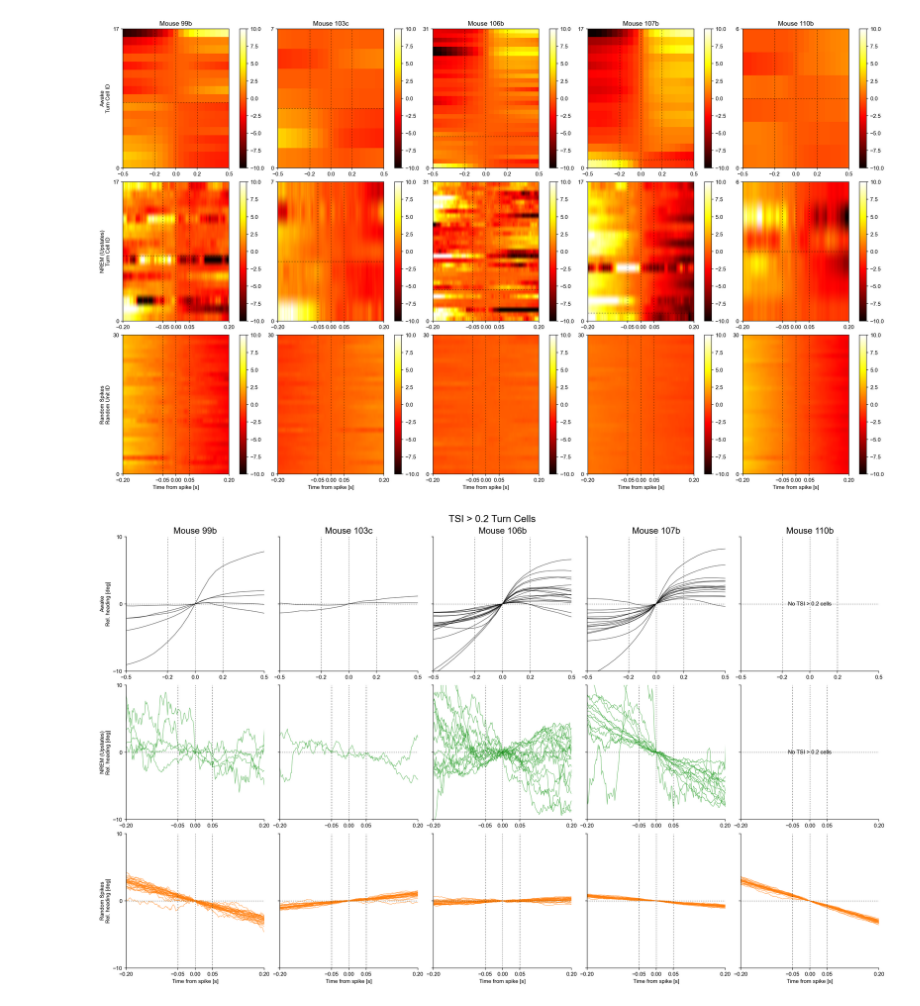
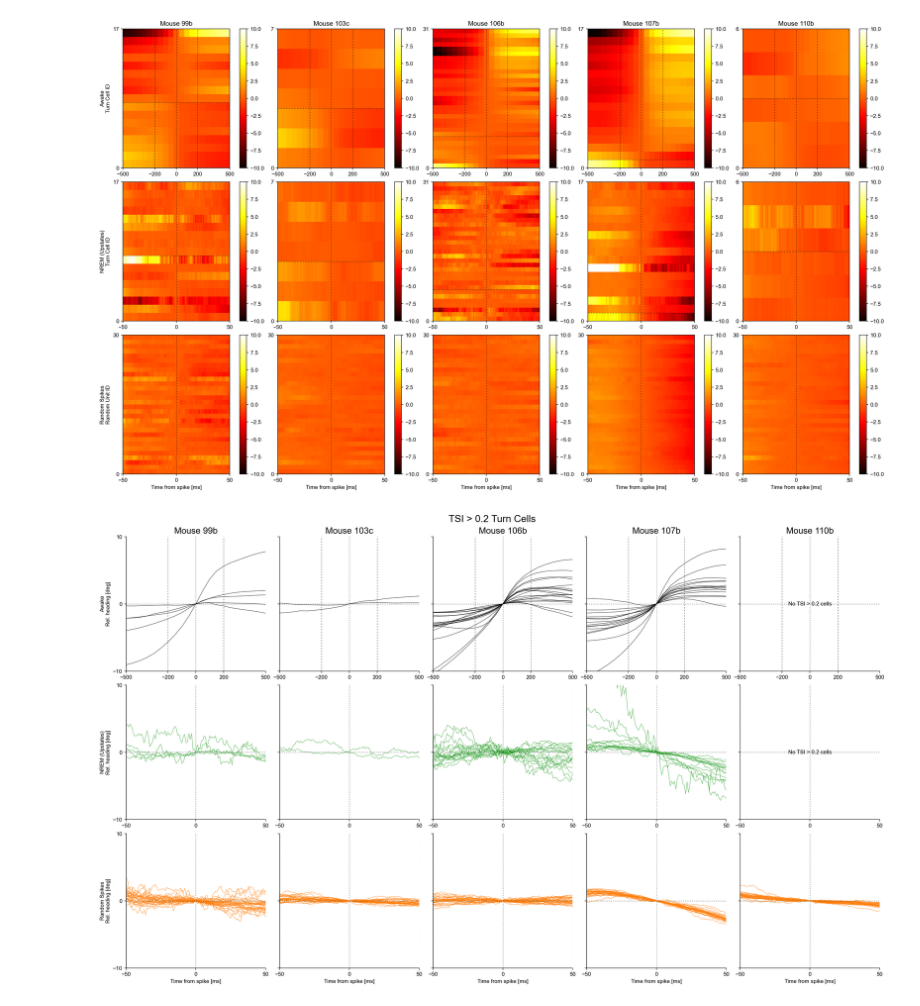
Before and after one commit to Senzai-Lab/nrem_analysis, a Jupyter notebook: notebooks/dual_recordings/visualize_sta_upstates_per_mouse.ipynb, the cells around one changed output. Saved outputs shown, nothing was run; the diff lists cells and outputs as text; code cells hidden in the pictures.

```diff
--- a/notebooks/dual_recordings/visualize_sta_upstates_per_mouse.ipynb
+++ b/notebooks/dual_recordings/visualize_sta_upstates_per_mouse.ipynb
@@ -14,7 +14,7 @@ from scipy import stats
 MOUSE_IDS = ["99b", "103c", "106b", "107b", "110b"]
 
 cm = Colormap("colorbrewer:Set2")
-norm = TwoSlopeNorm(vmin=-25, vcenter=0, vmax=25)
+norm = TwoSlopeNorm(vmin=-10, vcenter=0, vmax=10)
 dashed_style = (0, (5, 5))
 
 plt.rcParams.update({
@@ -174,0 +187,29 @@ plt.show()
+# %%
+fig, axes = plot_heatmaps(
+    mats=[sta_original.d, sta_nrem.d],
+    times=[sta_original.times('ms'), sta_nrem.times('ms')],
+    titles=["Awake", "NREM (Upstates)"],
+    norm=TwoSlopeNorm(vmin=-10, vcenter=0, vmax=10),
+)
+
+for ax in axes:
+    ax.axvline(0, color="k", linestyle=dashed_style, linewidth=0.5)
+    ax.axhline(zero_cross, color="k", linestyle=dashed_style, linewidth=0.5)
+    ax.set_xlabel("Time from spike [ms]")
+
+axes[0].set_ylabel("Turn Cell ID")
+axes[0].set_xlim([-500, 500])
+axes[0].set_xticks([-500, -200, 0, 200, 500])
+axes[0].set_yticks([0, len(sta_original.columns)])
+axes[0].axvline(200, color="k", linestyle=dashed_style, linewidth=0.5)
+axes[0].axvline(-200, color="k", linestyle=dashed_style, linewidth=0.5)
+
+axes[1].set_xlim((-50, 50))
+axes[1].set_xticks([-50, -20, 0, 20, 50])
+axes[1].axvline(20, color="k", linestyle=dashed_style, linewidth=0.5)
+axes[1].axvline(-20, color="k", linestyle=dashed_style, linewidth=0.5)
+
+plt.savefig(FIGURES_DIR / "sta_norm.svg", format='svg', bbox_inches='tight')
+plt.savefig(FIGURES_DIR / "sta_norm.png", format='png', bbox_inches='tight')
+
+plt.show()
@@ -178,9 +221,9 @@ fig, axes = plt.subplots(
 )
 heatmap_norm = TwoSlopeNorm(vmin=-10, vcenter=0, vmax=10)
 row_specs = [
-    ("Awake", sta_original, (-0.5, 0.5), [-0.5, -0.2, 0, 0.2, 0.5], 0.2, midx, True, "Turn Cell ID"),
-    ("NREM (Upstates)", sta_nrem, (-0.2, 0.2), [-0.2, -0.05, 0, 0.05, 0.2], 0.05, midx, True, "Turn Cell ID"),
-    ("Random Spikes", sta_random, (-0.2, 0.2), [-0.2, -0.05, 0, 0.05, 0.2], 0.05, random_midx, False, "Random Unit ID"),
+    ("Awake", sta_original, (-500, 500), [-500, -200, 0, 200, 500], 200, midx, True, "Turn Cell ID"),
+    ("NREM (Upstates)", sta_nrem, (-50, 50), [-50, 0, 50], 50, midx, True, "Turn Cell ID"),
+    ("Random Spikes", sta_random, (-50, 50), [-50, 0, 50], 50, random_midx, False, "Random Unit ID"),
 ]
 
 for mouse_idx, mouse_id in enumerate(MOUSE_IDS):
@@ -193,46 +236,46 @@ for mouse_idx, mouse_id in enumerate(MOUSE_IDS):
         mouse_sta = sta.d[:, mouse_mask]
 
         im = ax.imshow(
             mouse_sta.T,
             aspect="auto",
             origin="lower",
-            extent=[sta.t[0], sta.t[-1], 0, mouse_sta.shape[1]],
+            extent=[sta.times('ms')[0], sta.times('ms')[-1], 0, mouse_sta.shape[1]],
             cmap="hot",
             norm=heatmap_norm,
         )
 
         if row_idx == 2:
-            ax.set_xlabel("Time from spike [s]")
+            ax.set_xlabel("Time from spike [ms]")
         ax.set_xlim(xlim)
         ax.set_xticks(xticks)
         ax.set_yticks([0, mouse_sta.shape[1]])
         ax.axvline(0, color="k", linestyle=dashed_style, linewidth=0.5)
         ax.axvline(threshold, color="k", linestyle=dashed_style, linewidth=0.5)
         ax.axvline(-threshold, color="k", linestyle=dashed_style, linewidth=0.5)
         if show_tsi_divider:
             ax.axhline(mouse_zero_cross, color="k", linestyle=dashed_style, linewidth=0.5)
 
         fig.colorbar(im, ax=ax)
 
         if mouse_idx == 0:
             ax.set_ylabel(f"{state}\n{unit_label}")
 
     axes[0, mouse_idx].set_title(f"Mouse {mouse_id}")
 
-# plt.savefig(FIGURES_DIR / "sta_per_mouse.svg", format='svg', bbox_inches='tight')
-plt.savefig(FIGURES_DIR / "sta_per_mouse_norm.png", format='png', bbox_inches='tight')
+plt.savefig(FIGURES_DIR / "sta_per_mouse.svg", format='svg', bbox_inches='tight')
+plt.savefig(FIGURES_DIR / "sta_per_mouse.png", format='png', bbox_inches='tight')
 
 plt.show()
 # %% [output]
-[figure, old version]
+[figure, new version]
 # %%
 fig, axes = plt.subplots(
     3, len(MOUSE_IDS), figsize=(4 * len(MOUSE_IDS), 12), sharey=True, squeeze=False
 )
 row_specs = [
-    ("Awake", sta_original, (-0.5, 0.5), [-0.5, -0.2, 0, 0.2, 0.5], 0.2, "k", midx, True),
-    ("NREM (Upstates)", sta_nrem, (-0.2, 0.2), [-0.2, -0.05, 0, 0.05, 0.2], 0.05, "tab:green", midx, True),
-    ("Random Spikes", sta_random, (-0.2, 0.2), [-0.2, -0.05, 0, 0.05, 0.2], 0.05, "tab:orange", random_midx, False),
+    ("Awake", sta_original, (-500, 500), [-500, -200, 0, 200, 500], 200, "k", midx, True),
+    ("NREM (Upstates)", sta_nrem, (-50, 50), [-50, 0, 50], 50, "tab:green", midx, True),
+    ("Random Spikes", sta_random, (-50, 50), [-50, 0, 50], 50, "tab:orange", random_midx, False),
 ]
 
 for mouse_idx, mouse_id in enumerate(MOUSE_IDS):
@@ -243,7 +286,7 @@ for mouse_idx, mouse_id in enumerate(MOUSE_IDS):
         if apply_tsi_filter:
             mouse_mask &= tsi > 0.2
         ax.plot(
-            sta.t, sta.d[:, mouse_mask], color=color, alpha=0.7, linewidth=0.8
+            sta.times('ms'), sta.d[:, mouse_mask], color=color, alpha=0.7, linewidth=0.8
         )
 
         if not np.any(mouse_mask):
@@ -264,7 +307,7 @@ for mouse_idx, mouse_id in enumerate(MOUSE_IDS):
         ax.spines["right"].set_visible(False)
 
         if row_idx == 2:
-            ax.set_xlabel("Time from spike [s]")
+            ax.set_xlabel("Time from spike [ms]")
 
         if mouse_idx == 0:
             ax.set_ylabel(f"{state}\nRel. heading [deg]")
@@ -273,7 +316,7 @@ for mouse_idx, mouse_id in enumerate(MOUSE_IDS):
 
 fig.suptitle("TSI > 0.2 Turn Cells", fontsize=18)
 plt.savefig(FIGURES_DIR / "sta_cw_turns_per_mouse.png", format='png', bbox_inches='tight')
-# plt.savefig(FIGURES_DIR / "sta_cw_turns_per_mouse.svg", format='svg', bbox_inches='tight')
+plt.savefig(FIGURES_DIR / "sta_cw_turns_per_mouse.svg", format='svg', bbox_inches='tight')
 plt.show()
 # %% [output]
-[figure, old version]
+[figure, new version]
```
Also changed, not shown: parts of 5 cells of this notebook, 11 other files.
